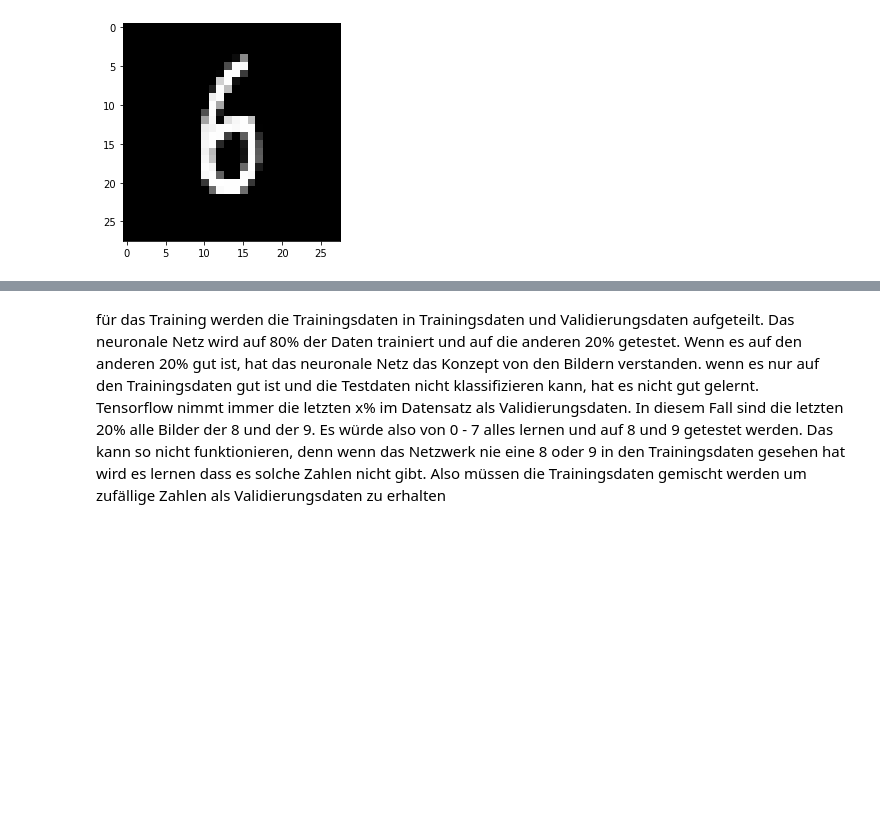
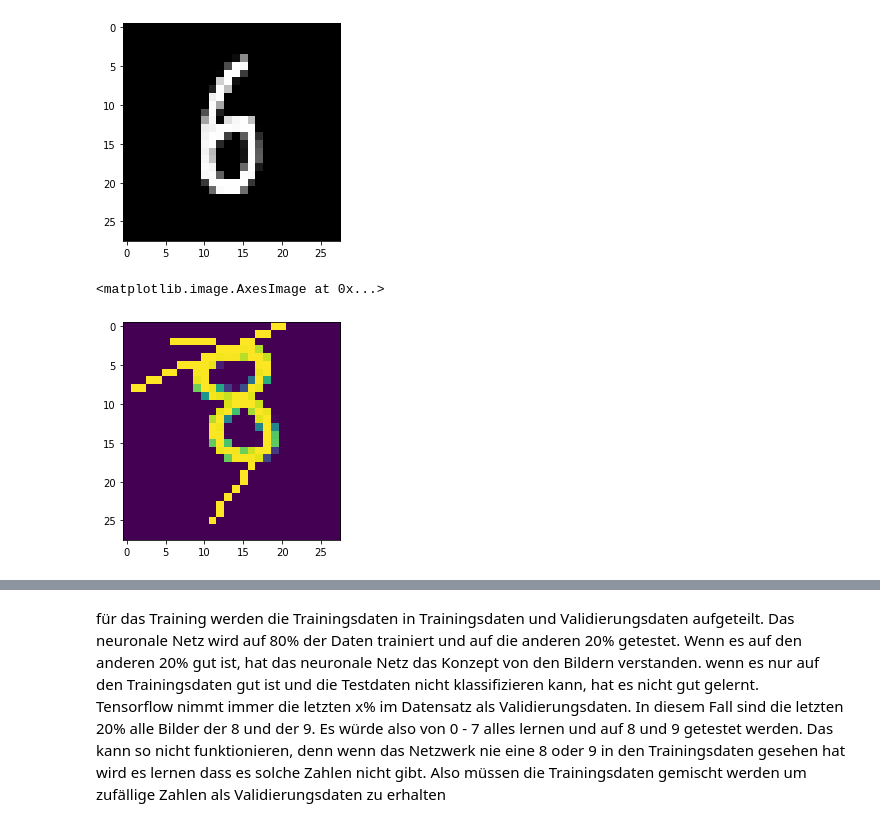
Before and after one commit to Pythonimeislabor/repo1, a Jupyter notebook: Untitled0.ipynb, the cells around one changed output, grey strips where cells are left out. Saved outputs shown, nothing was run; the diff lists cells and outputs as text; code cells hidden in the pictures; blank space fills up the shorter version.

```diff
--- a/Untitled0.ipynb
+++ b/Untitled0.ipynb
@@ -42,7 +42,9 @@ def lade_bild(pfad): # Bild laden und vorverarbeiten
   bild = cv2.imread(pfad, cv2.IMREAD_UNCHANGED) # bild lesen vom rgba-format
   bild_in_grau = bild[:,:,3] # Alpha-Wert herausfiltern
   bild_0_1 = bild_in_grau / 255 # bild zwischen 0 und 1 skalieren
-  return bild_0_1 # Bild an den Aufruf zurückgeben
+  rauschen = np.random.normal(size=(28,28)) / 20 # Zufallszahlen mit Normalverteilung generieren in der Form 28x28
+  bild_mit_rauschen = bild_0_1 + rauschen # Elementweise Addition vom Bild und dem Rauschen durchführen
+  return bild_mit_rauschen # Bild an den Aufruf zurückgeben
 
 
 for zahl in range(10): # Wir haben ordner von 0 bis 9
@@ -80,3 +82,18 @@ print("Y ist ", Y[index])
 Es wird das Bild mit dem index 100000 angezeigt
 Y ist  6
 [figure]
+# %%
+def linie_zeichnen(bild):
+  p1_x = np.random.randint(0,29)
+  p1_y = np.random.randint(0,29)
+  p2_x = np.random.randint(0,29)
+  p2_y = np.random.randint(0,29)
+  bild_mit_linie = cv2.line(bild.copy(), (p1_x, p1_y), (p2_x, p2_y), (1))
+  return bild_mit_linie
+# %%
+b1 = linie_zeichnen(testbild)
+b2 = linie_zeichnen(b1)
+plt.imshow(b2)
+# %% [output]
+<matplotlib.image.AxesImage at 0x...>
+[figure, added]
```
Also changed, not shown: parts of 3 cells of this notebook.
